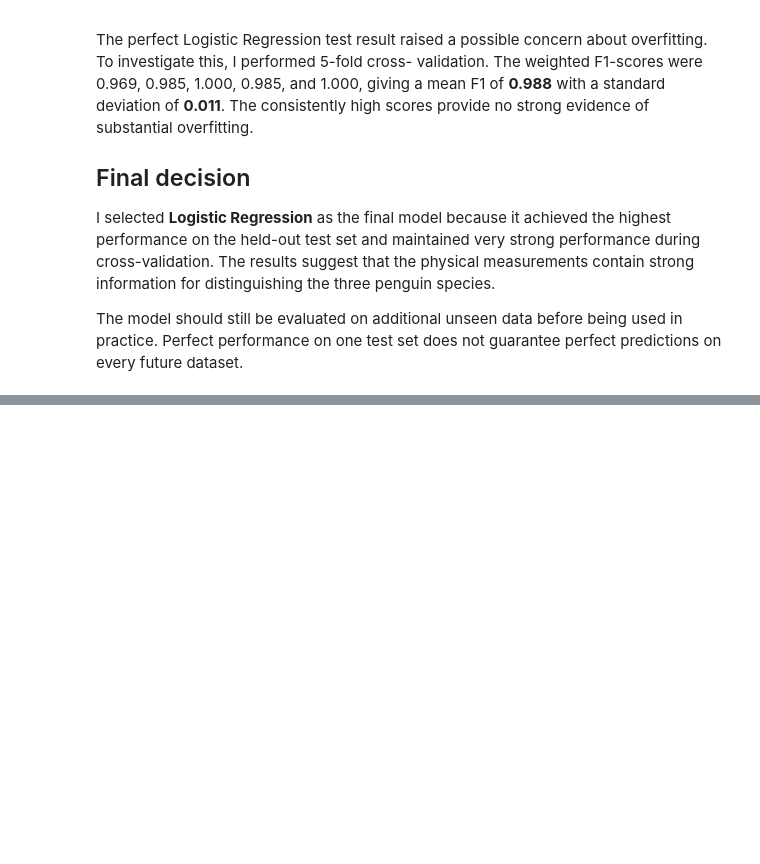
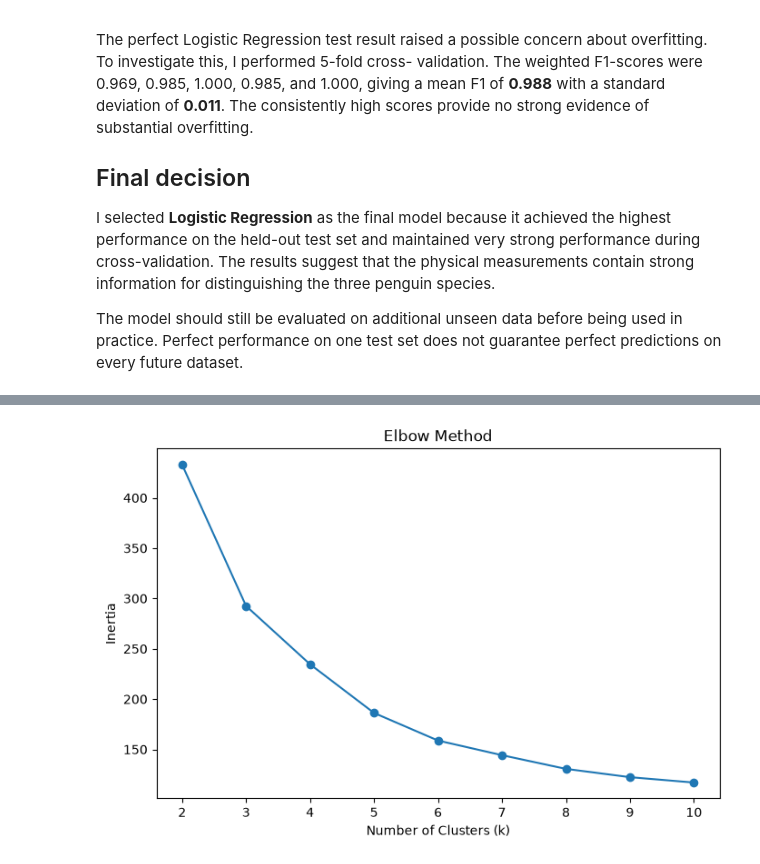
Before and after one commit to Hoga30/Klab_AI-program, a Jupyter notebook: notebooks/assignment2_data_wrangling.ipynb, the cells around one changed output, grey strips where cells are left out. Saved outputs shown, nothing was run; the diff lists cells and outputs as text; code cells hidden in the pictures; blank space fills up the shorter version.

Commit message:
unsupervised learning k-means clustering

```diff
--- a/notebooks/assignment2_data_wrangling.ipynb
+++ b/notebooks/assignment2_data_wrangling.ipynb
@@ -823,0 +896,27 @@ guarantee perfect predictions on every future dataset.
+# %%
+k_values = range(2, 11)
+
+train_inertia = []
+train_silhouette = []
+
+for k in k_values:
+    model = KMeans(
+        n_clusters=k,
+        random_state=42,
+        n_init=10
+    )
+
+    train_labels = model.fit_predict(X_train)
+
+    train_inertia.append(model.inertia_)
+    train_silhouette.append(
+        silhouette_score(X_train, train_labels)
+    )
+
+results = pd.DataFrame({
+    "k": list(k_values),
+    "inertia": train_inertia,
+    "silhouette": train_silhouette
+})
+
+results
@@ -823,0 +934,16 @@ guarantee perfect predictions on every future dataset.
+# %%
+plt.figure(figsize=(8, 5))
+
+plt.plot(
+    results["k"],
+    results["inertia"],
+    marker="o"
+)
+
+plt.xlabel("Number of Clusters (k)")
+plt.ylabel("Inertia")
+plt.title("Elbow Method")
+
+plt.show()
+# %% [output]
+[figure, added]
```
Also changed, not shown: parts of 25 cells of this notebook, 1 other file.
